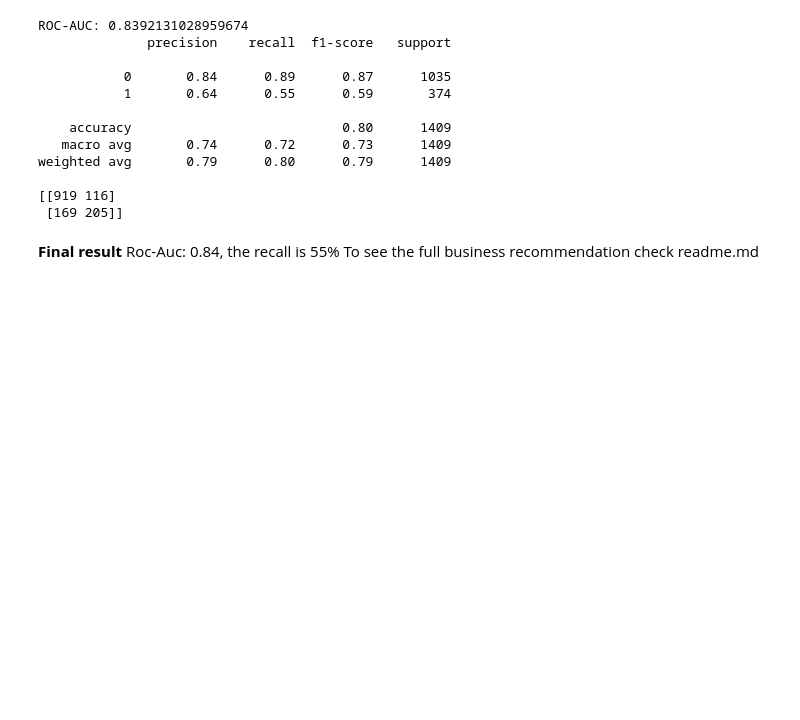
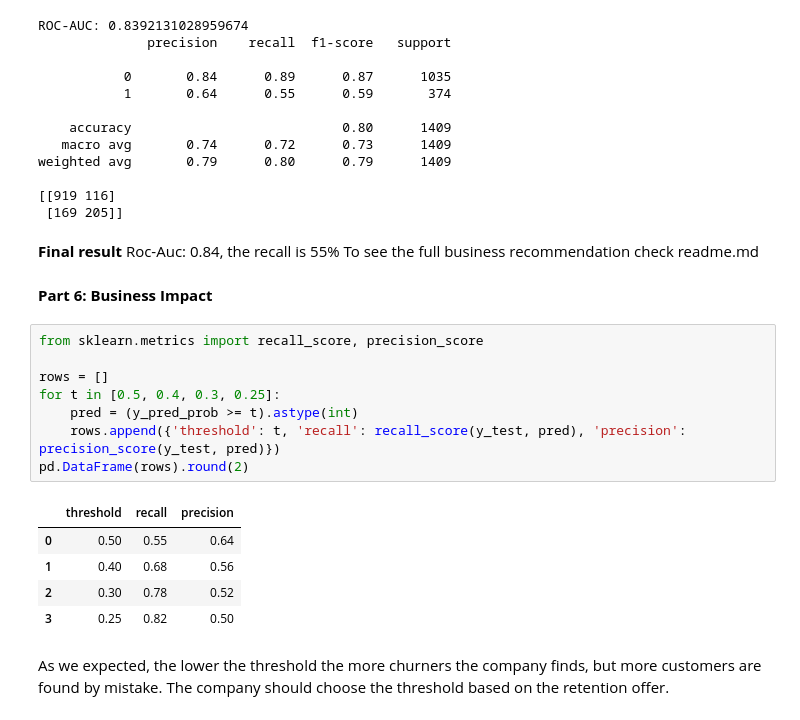
Before and after one commit to lizardking2107/telco-churn-analysis, a Jupyter notebook: Telco_Churn.ipynb, the cells around one changed output. Cells and saved outputs as stored; diff of their text form; blank space fills up the shorter version.

Commit message:
add business impact section

```diff
--- a/Telco_Churn.ipynb
+++ b/Telco_Churn.ipynb
@@ -518,3 +540,21 @@ weighted avg       0.79      0.80      0.79      1409
 **Final result**
 Roc-Auc: 0.84, the recall is 55%
 To see the full business recommendation check readme.md
+# %% [markdown]
+**Part 6: Business Impact**
+# %%
+from sklearn.metrics import recall_score, precision_score
+
+rows = []
+for t in [0.5, 0.4, 0.3, 0.25]:
+    pred = (y_pred_prob >= t).astype(int)
+    rows.append({'threshold': t, 'recall': recall_score(y_test, pred), 'precision': precision_score(y_test, pred)})
+pd.DataFrame(rows).round(2)
+# %% [output]
+|  | threshold | recall | precision |
+| 0 | 0.50 | 0.55 | 0.64 |
+| 1 | 0.40 | 0.68 | 0.56 |
+| 2 | 0.30 | 0.78 | 0.52 |
+| 3 | 0.25 | 0.82 | 0.50 |
+# %% [markdown]
+As we expected, the lower the threshold the more churners the company finds, but more customers are found by mistake. The company should choose the threshold based on the retention offer.
```
Also changed, not shown: parts of 9 cells of this notebook, 1 other file.
